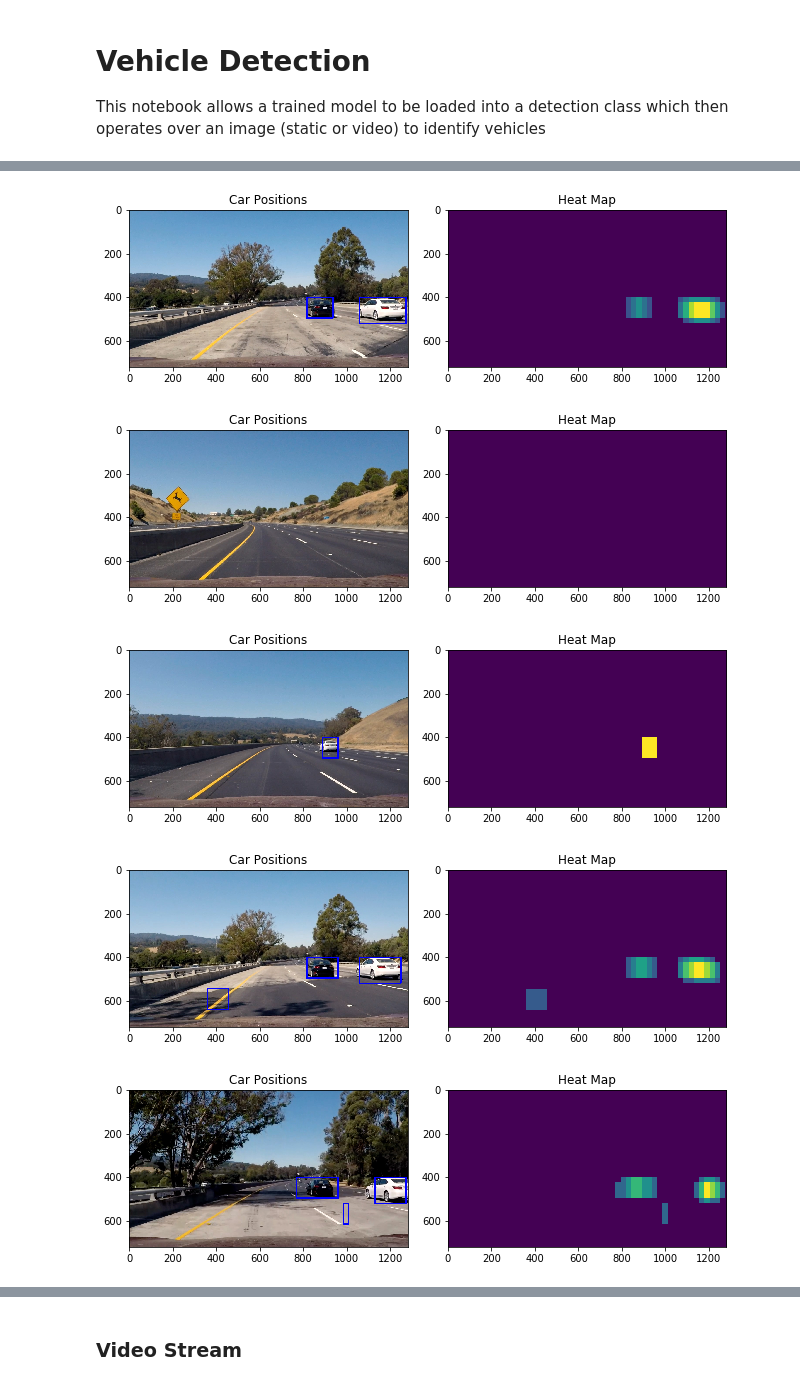
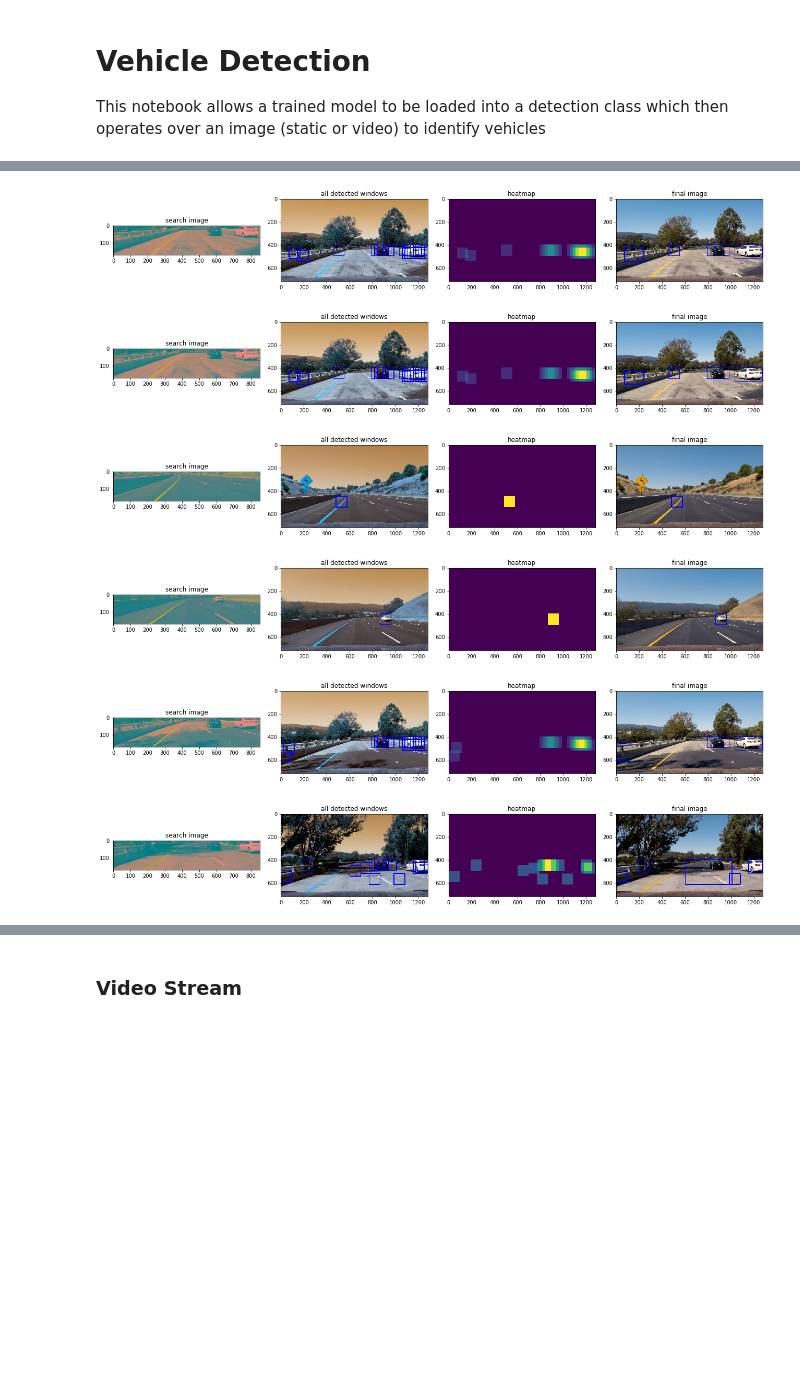
Before and after one commit to escolmebartlebooth/usdc-t1-p5-vehicle-detection, a Jupyter notebook: vehicle_detection.ipynb, the cells around one changed output, grey strips where cells are left out. Drawn from its saved outputs; the diff is of its cells as text; code cells hidden in the pictures; blank space fills up the shorter version.

```diff
--- a/vehicle_detection.ipynb
+++ b/vehicle_detection.ipynb
@@ -243,4 +251,4 @@ features_file.close()
 detector = vehicle_detector(features, model, scaler)
 # %%
 img = cv2.imread('test_images/test1.jpg')
-draw_img, heatmap = detector.process_image(img)
+draw_img, heatmap, win_img, search_img = detector.process_image(img)
@@ -262,14 +255,48 @@ print_img(draw_img, heatmap)
+# %%
+def print_img(imgs=None):
+    """
+        helper to print images
+        Args:
+            imgs: array expecting img and title tuples
+    """
+    if imgs:
+        c = len(imgs)
+        fig, ax = plt.subplots(1, c, figsize=(18,6))
+        i = 0
+        for img in imgs:
+            ax[i].set_title(img[1])
+            ax[i].imshow(img[0])
+            i += 1
+
+        plt.tight_layout()
+        plt.show()
+
+img_list = [
+    [search_img, 'search image'],
+    [win_img, 'all detected windows'],
+    [heatmap, 'heatmap'],
+    [draw_img, 'final image']
+]
+print_img(img_list)
+# %% [output]
+[figure, added]
 # %%
 # let's do the test images...
 imgs = glob.glob('test_images/*.jpg', recursive=True)
 for img in imgs:
     detector = vehicle_detector(features, model, scaler)
     img = cv2.imread(img)
-    draw_img, heatmap = detector.process_image(img)
-    print_img(draw_img, heatmap)
+    draw_img, heatmap, win_img, search_img = detector.process_image(img)
+    img_list = [
+        [search_img, 'search image'],
+        [win_img, 'all detected windows'],
+        [heatmap, 'heatmap'],
+        [draw_img, 'final image']
+    ]
+    print_img(img_list)
 # %% [output]
-[figure, old version]
+[figure, new version]
-[figure, old version]
+[figure, new version]
-[figure, old version]
+[figure, new version]
-[figure, old version]
+[figure, new version]
-[figure, old version]
+[figure, new version]
```
Also changed, not shown: parts of 5 cells of this notebook, 11 other files.
